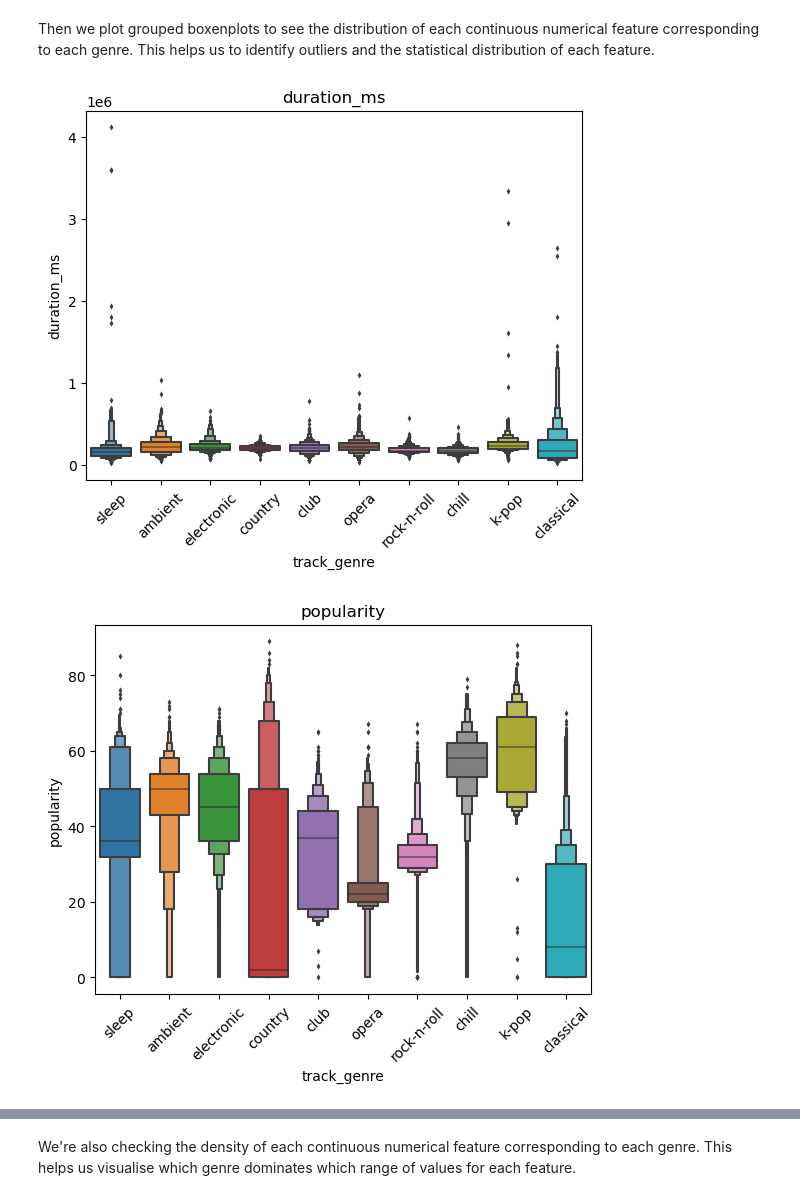
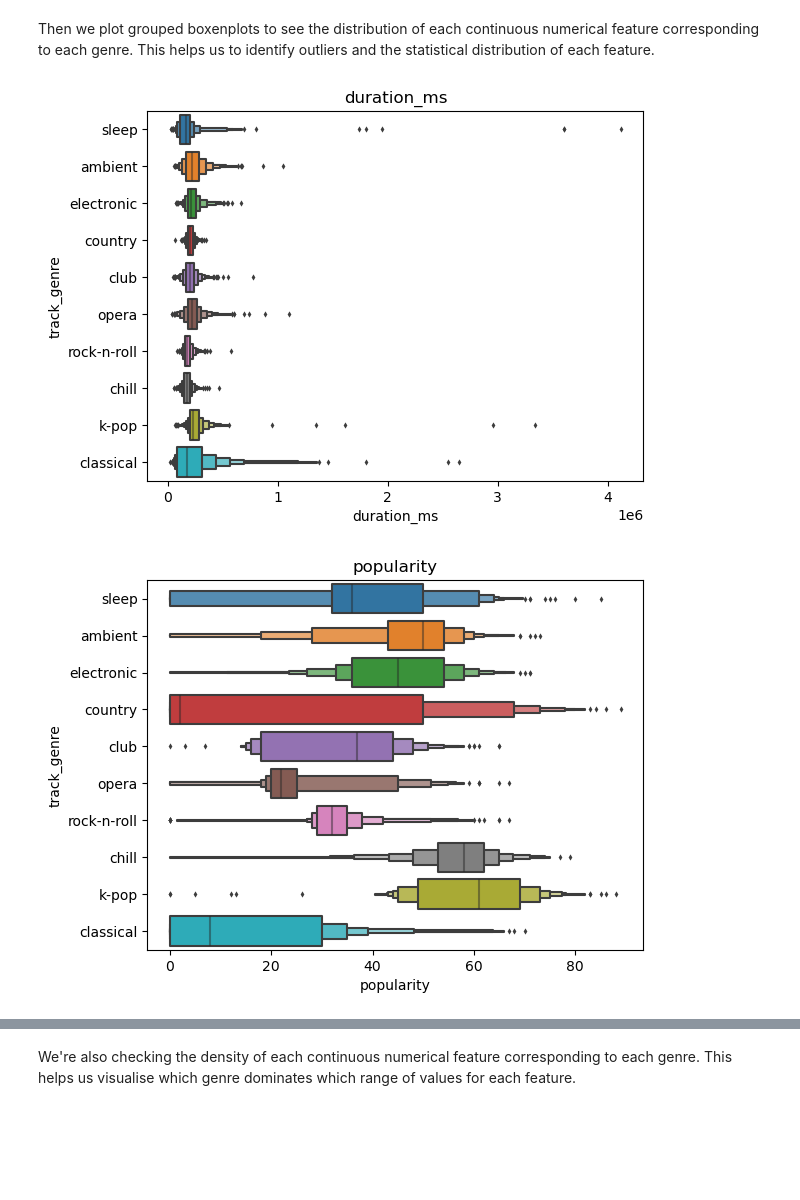
Before and after one commit to KohGeek/SpotifyDataAnalysis, a Jupyter notebook: newSpotifyDataAnalysis.ipynb, the cells around one changed output, grey strips where cells are left out. Cells and saved outputs as stored; diff of their text form; code cells hidden in the pictures; blank space fills up the shorter version.

Commit message:
Change some plots

```diff
--- a/newSpotifyDataAnalysis.ipynb
+++ b/newSpotifyDataAnalysis.ipynb
@@ -210,13 +210,12 @@ Then we plot grouped boxenplots to see the distribution of each continuous numer
 # %%
 for feature in continuous_features:
     g = sns.boxenplot(
-        data=tracks, x="track_genre", y=feature,
+        data=tracks, x=feature, y="track_genre",
         flier_kws=dict(linewidths=0, s=10)
     )
 
-    g.set_xticklabels(g.get_xticklabels(), rotation=45)
     g.set(title=feature)
     plt.show()
 # %% [output]
-[figure, old version]
+[figure, new version]
-[figure, old version]
+[figure, new version]
```
Also changed, not shown: parts of 3 cells of this notebook.
